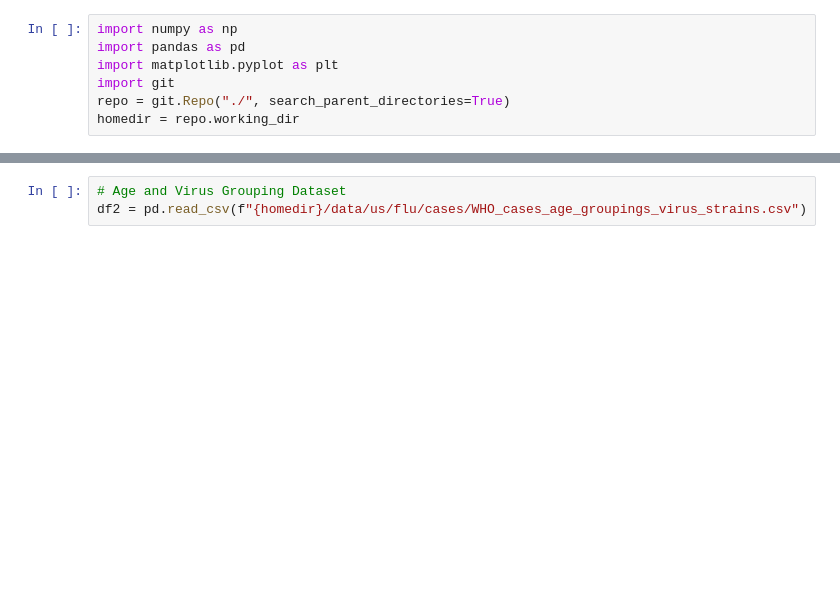
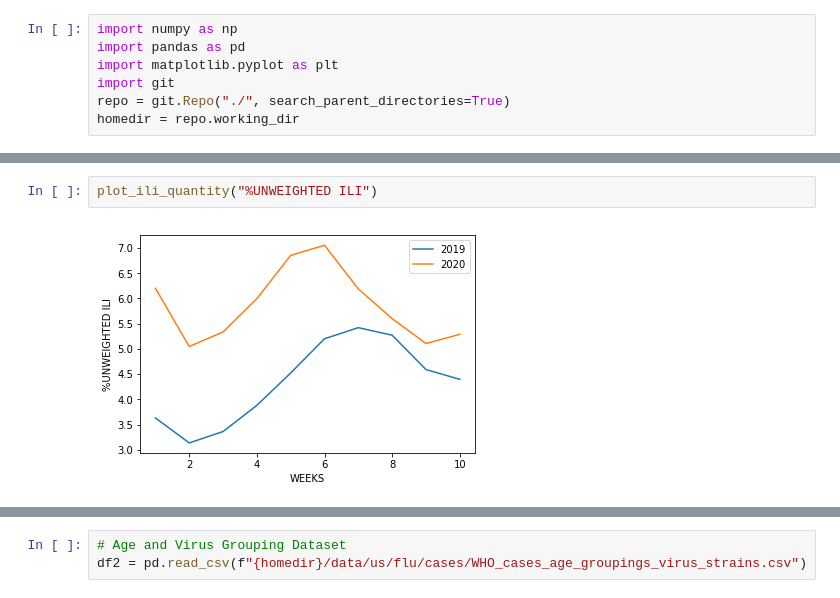
Before and after one commit to quantummind/caltech_covid_19_modeling, a Jupyter notebook: exploratory/connor_flu.ipynb, the cells around one changed output, grey strips where cells are left out. Drawn from its saved outputs; the diff is of its cells as text; blank space fills up the shorter version.

```diff
--- a/exploratory/connor_flu.ipynb
+++ b/exploratory/connor_flu.ipynb
@@ -26,0 +65,4 @@ df.sample(10)
+# %%
+plot_ili_quantity("%UNWEIGHTED ILI")
+# %% [output]
+[figure, added]
```
Also changed, not shown: parts of 30 cells of this notebook, 1 other file.
